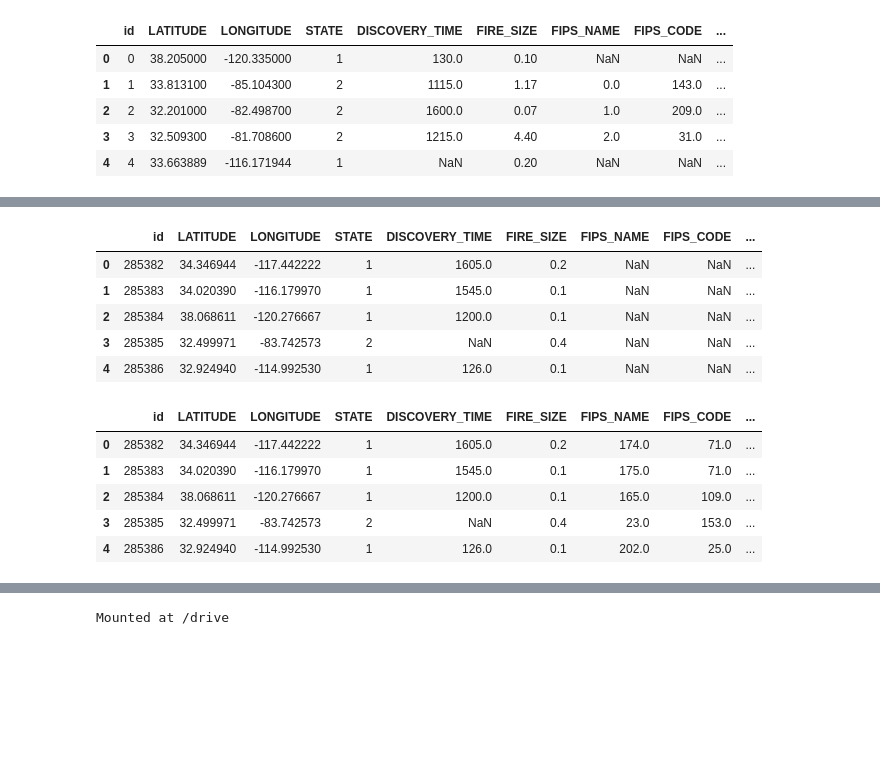
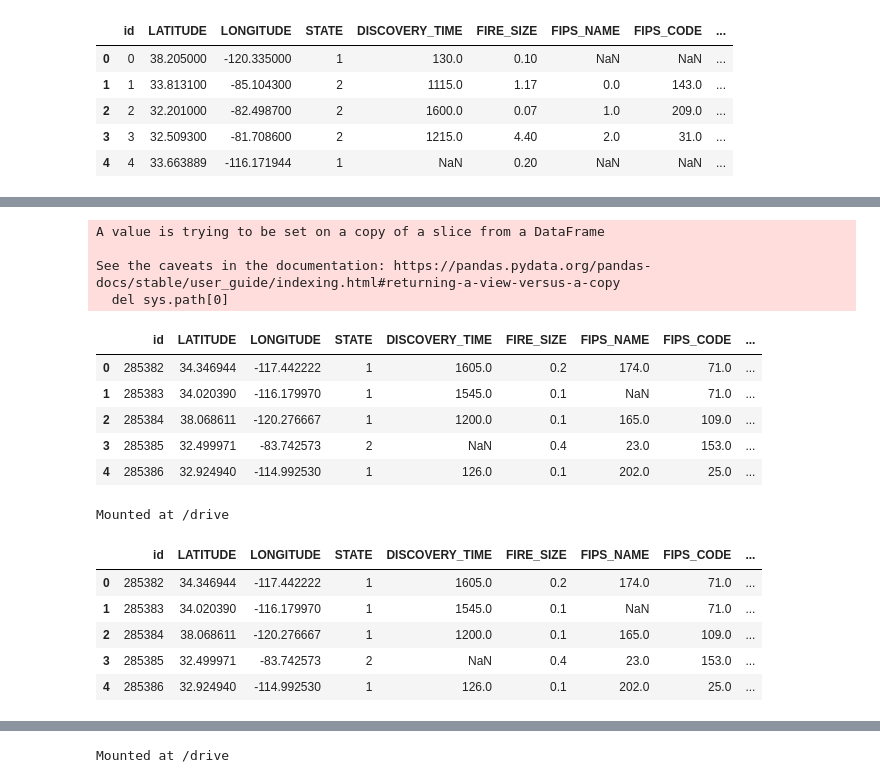
Before and after one commit to treyra/CS155_miniproject2, a Jupyter notebook: data_imputation_test.ipynb, the cells around one changed output, grey strips where cells are left out. Saved outputs shown, nothing was run; the diff lists cells and outputs as text; code cells hidden in the pictures; blank space fills up the shorter version.

```diff
--- a/data_imputation_test.ipynb
+++ b/data_imputation_test.ipynb
@@ -131,14 +131,21 @@ df.head()
 # %%
 # IMPUTE FIPS_CODE and FIPS_NAME FOR TEST SET
 # first impute fips_code and fips_name in training dataset
-# already done, load here
+# already done, load imputed training data here
 df_fips_code_imputed =  pd.read_csv('https://raw.githubusercontent.com/treyra/CS155_miniproject/data_visualization_v1/data_cleanup/traindata_fipsname_code_imputed.csv',sep=',', header=0,index_col=0)
-# impute the FIPS_CODE for the test data from whole dataset
+
+# impute the FIPS_CODE for the test data
+# select the columns with missing FIPS_CODES from the test set
+test_df_missing_code = test_df[test_df['FIPS_CODE'].isnull()]
+# print(len(test_df_missing_code))
+# test_df_missing_code.head()
 df_no_labels = df_fips_code_imputed.drop(labels=['LABEL'],axis=1)
-frames = [df_no_labels, test_df]
+frames = [df_no_labels, test_df_missing_code]
 concat_df = pd.concat(frames)
 # prepare data to impute code from lat + lon
 df_impute_code = concat_df.drop(['id','STATE','DISCOVERY_TIME','FIRE_SIZE','FIPS_NAME','SOURCE_REPORTING_UNIT_NAME','DATE'], axis=1)
+# df_impute_code.tail()
 from sklearn.impute import KNNImputer
 imputer = KNNImputer(n_neighbors=1)
 df_code_imputed = imputer.fit_transform(df_impute_code)
+#
@@ -145,34 +171,36 @@ df_code_imputed = imputer.fit_transform(df_impute_code)
 # %%
-# make pandas frame again from imputed data and include fips_name
-df_to_impute_2 = pd.DataFrame({'LATITUDE': df_code_imputed[:, 0], 'LONGITUDE': df_code_imputed[:, 1], 'FIPS_CODE': df_code_imputed[:, 2], 'FIPS_NAME':concat_df['FIPS_NAME']})
-# impute fips name
-imputer = KNNImputer(n_neighbors=1)
-df_code_imputed_2 = imputer.fit_transform(df_to_impute_2)
-# merge into test_df
-# make test_df_imputed into dataframe again
-test_df_imputed = pd.DataFrame({'LATITUDE': df_code_imputed_2[:, 0], 'LONGITUDE': df_code_imputed_2[:, 1], 'FIPS_CODE': df_code_imputed_2[:, 2],'FIPS_NAME': df_code_imputed_2[:, 3]})
+# make pandas frame again from imputed data
+df_to_impute_2 = pd.DataFrame({'id': concat_df.index, 'LATITUDE': df_code_imputed[:, 0], 'LONGITUDE': df_code_imputed[:, 1], 'FIPS_CODE': df_code_imputed[:, 2],})
+#df_to_impute_2['id']=concat_df['id']
+df_to_impute_2.tail()
+# merge imputed fips code back into test_df
 # split imputed data by rowindex again
-test_df_imputed_2 = test_df_imputed.iloc[len(df):,:]
-test_df_imputed_2=test_df_imputed_2.reset_index()
+test_df_imputed_2 = df_to_impute_2.iloc[len(df):,:]
+test_df_imputed_2 = test_df_imputed_2.set_index('id')
+#test_df_imputed_2.head()
 # set imputed values
-test_df['FIPS_CODE'] = test_df_imputed_2['FIPS_CODE']
-test_df['FIPS_NAME'] = test_df_imputed_2['FIPS_NAME']
+# make a copy
+for idx in test_df_imputed_2.index:
+  test_df['FIPS_CODE'][idx] = test_df_imputed_2['FIPS_CODE'][idx]
 test_df.head()
 # %% [output]
+A value is trying to be set on a copy of a slice from a DataFrame
+
+See the caveats in the documentation: https://pandas.pydata.org/pandas-docs/stable/user_guide/indexing.html#returning-a-view-versus-a-copy
+  del sys.path[0]
 |  | id | LATITUDE | LONGITUDE | STATE | DISCOVERY_TIME | FIRE_SIZE | FIPS_NAME | FIPS_CODE | ... |
-| 0 | 285382 | 34.346944 | -117.442222 | 1 | 1605.0 | 0.2 | NaN | NaN | ... |
-| 1 | 285383 | 34.020390 | -116.179970 | 1 | 1545.0 | 0.1 | NaN | NaN | ... |
-| 2 | 285384 | 38.068611 | -120.276667 | 1 | 1200.0 | 0.1 | NaN | NaN | ... |
-| 3 | 285385 | 32.499971 | -83.742573 | 2 | NaN | 0.4 | NaN | NaN | ... |
-| 4 | 285386 | 32.924940 | -114.992530 | 1 | 126.0 | 0.1 | NaN | NaN | ... |
+| 0 | 285382 | 34.346944 | -117.442222 | 1 | 1605.0 | 0.2 | 174.0 | 71.0 | ... |
+| 1 | 285383 | 34.020390 | -116.179970 | 1 | 1545.0 | 0.1 | NaN | 71.0 | ... |
+| 2 | 285384 | 38.068611 | -120.276667 | 1 | 1200.0 | 0.1 | 165.0 | 109.0 | ... |
+| 3 | 285385 | 32.499971 | -83.742573 | 2 | NaN | 0.4 | 23.0 | 153.0 | ... |
+| 4 | 285386 | 32.924940 | -114.992530 | 1 | 126.0 | 0.1 | 202.0 | 25.0 | ... |
-# %%
-# df_to_impute_2 = pd.DataFrame({'LATITUDE': df_code_imputed[:, 0], 'LONGITUDE': df_code_imputed[:, 1], 'FIPS_CODE': df_code_imputed[:, 2], 'FIPS_NAME':concat_df['FIPS_NAME']})
-# df_to_impute_2.head()
-test_df.head()
-# %% [output]
-|  | id | LATITUDE | LONGITUDE | STATE | DISCOVERY_TIME | FIRE_SIZE | FIPS_NAME | FIPS_CODE | ... |
-| 0 | 285382 | 34.346944 | -117.442222 | 1 | 1605.0 | 0.2 | 174.0 | 71.0 | ... |
-| 1 | 285383 | 34.020390 | -116.179970 | 1 | 1545.0 | 0.1 | 175.0 | 71.0 | ... |
-| 2 | 285384 | 38.068611 | -120.276667 | 1 | 1200.0 | 0.1 | 165.0 | 109.0 | ... |
-| 3 | 285385 | 32.499971 | -83.742573 | 2 | NaN | 0.4 | 23.0 | 153.0 | ... |
-| 4 | 285386 | 32.924940 | -114.992530 | 1 | 126.0 | 0.1 | 202.0 | 25.0 | ... |
+# %%
+# put it together in a dataframe and save
+from google.colab import  drive
+
+def save_csv(df, savestr):
+  drive.mount("/drive", force_remount=True)
+  df.to_csv('/drive/My Drive/CS155_miniproject_1/'+str(savestr)+'.csv')
+save_csv(test_df,'testdata_fipscode_imputed')
+# %% [output]
+Mounted at /drive
@@ -178,0 +223,9 @@ test_df.head()
+# %%
+test_df.head()
+# %% [output]
+|  | id | LATITUDE | LONGITUDE | STATE | DISCOVERY_TIME | FIRE_SIZE | FIPS_NAME | FIPS_CODE | ... |
+| 0 | 285382 | 34.346944 | -117.442222 | 1 | 1605.0 | 0.2 | 174.0 | 71.0 | ... |
+| 1 | 285383 | 34.020390 | -116.179970 | 1 | 1545.0 | 0.1 | NaN | 71.0 | ... |
+| 2 | 285384 | 38.068611 | -120.276667 | 1 | 1200.0 | 0.1 | 165.0 | 109.0 | ... |
+| 3 | 285385 | 32.499971 | -83.742573 | 2 | NaN | 0.4 | 23.0 | 153.0 | ... |
+| 4 | 285386 | 32.924940 | -114.992530 | 1 | 126.0 | 0.1 | 202.0 | 25.0 | ... |
```
Also changed, not shown: parts of 9 cells of this notebook.
